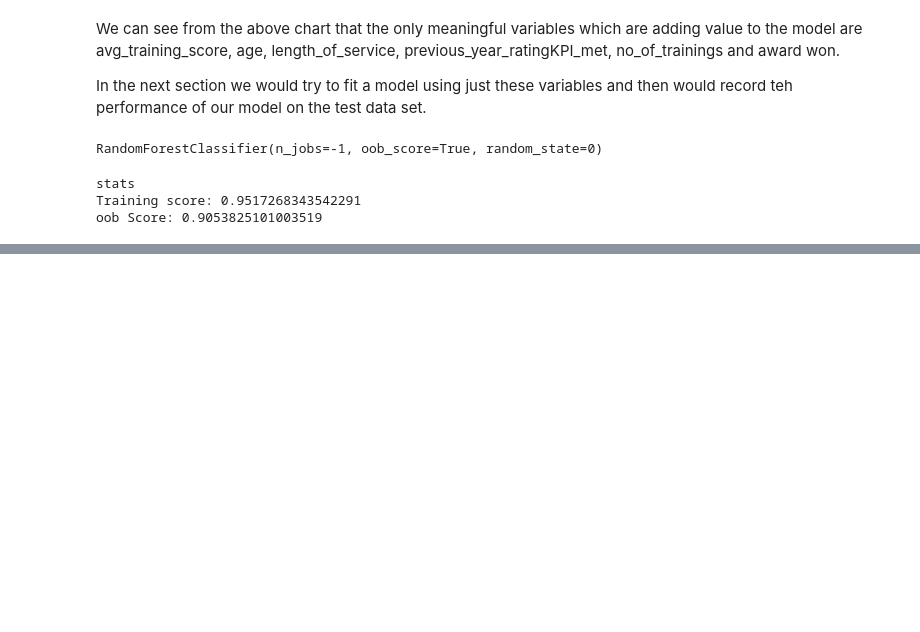
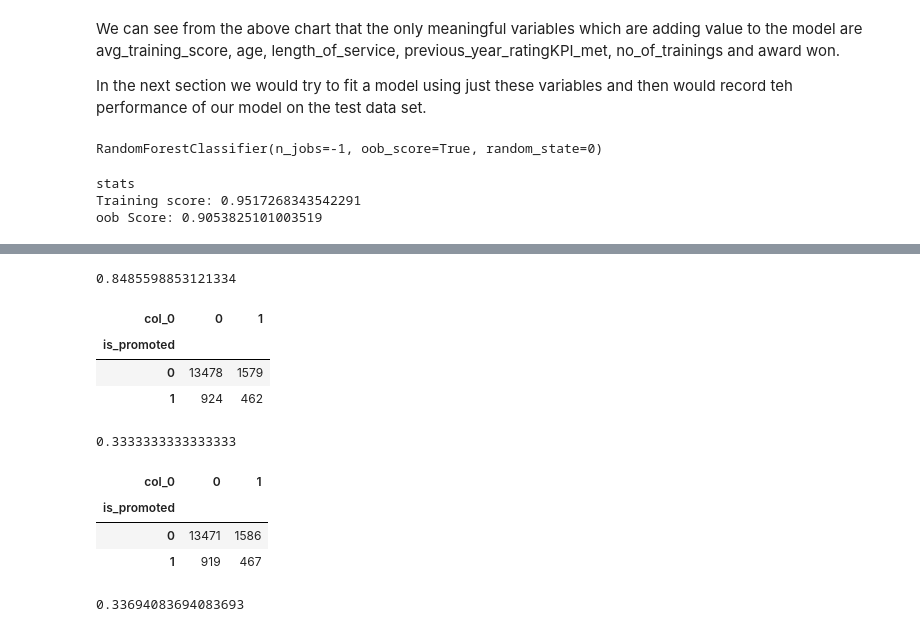
Before and after one commit to vikas280394/python_jupyter, a Jupyter notebook: If_promoted_problem_practice_jupyter.ipynb, the cells around one changed output, grey strips where cells are left out. Drawn from its saved outputs; the diff is of its cells as text; code cells hidden in the pictures; blank space fills up the shorter version.

```diff
--- a/If_promoted_problem_practice_jupyter.ipynb
+++ b/If_promoted_problem_practice_jupyter.ipynb
@@ -499,0 +538,3 @@ pd.crosstab(Y_test, Y_test_pred)
+# %%
+rf2 = RandomForestClassifier( n_estimators= 100, n_jobs=-1 , oob_score= True, bootstrap= True, random_state=0, class_weight="balanced")
+rf2.fit(X_train_new, Y_train)
@@ -499,0 +550,34 @@ pd.crosstab(Y_test, Y_test_pred)
+# %%
+rf2.oob_score_
+# %% [output]
+0.8485598853121334
+# %%
+#Let's predict our test data set
+Y_test_pred2 =  rf2.predict(X_test[["no_of_trainings","age","previous_year_rating","KPIs_met >80%","awards_won?","avg_training_score","previous_year_rating_ind"]])
+pd.crosstab(Y_test, Y_test_pred2)
+# %% [output]
+| col_0 | 0 | 1 |
+| is_promoted |  |  |
+| 0 | 13478 | 1579 |
+| 1 | 924 | 462 |
+# %%
+metrics.recall_score(Y_test.astype('int64'), Y_test_pred2) # The recall or senstivity has definitel improved. Now the qtn is do
+# we want to retain the model or we want to try out new things to see if we can do any other improvement.
+# %% [output]
+0.3333333333333333
+# %%
+# Next step we would use higher number of trees to check if that results in any improvement
+rf2 = RandomForestClassifier( n_estimators= 1000, n_jobs=-1 , oob_score= True, bootstrap= True, random_state=0, class_weight="balanced")
+rf2.fit(X_train_new, Y_train)
+Y_test_pred2 =  rf2.predict(X_test[["no_of_trainings","age","previous_year_rating","KPIs_met >80%","awards_won?","avg_training_score","previous_year_rating_ind"]])
+pd.crosstab(Y_test, Y_test_pred2)
+# %% [output]
+| col_0 | 0 | 1 |
+| is_promoted |  |  |
+| 0 | 13471 | 1586 |
+| 1 | 919 | 467 |
+# %%
+metrics.recall_score(Y_test.astype('int64'), Y_test_pred2) # so increasing the number of trees has given us a slightly better result
+# at the sensitivity but it doesn't look that significant. 0.335
+# %% [output]
+0.33694083694083693
```
Also changed, not shown: parts of 19 cells of this notebook.
